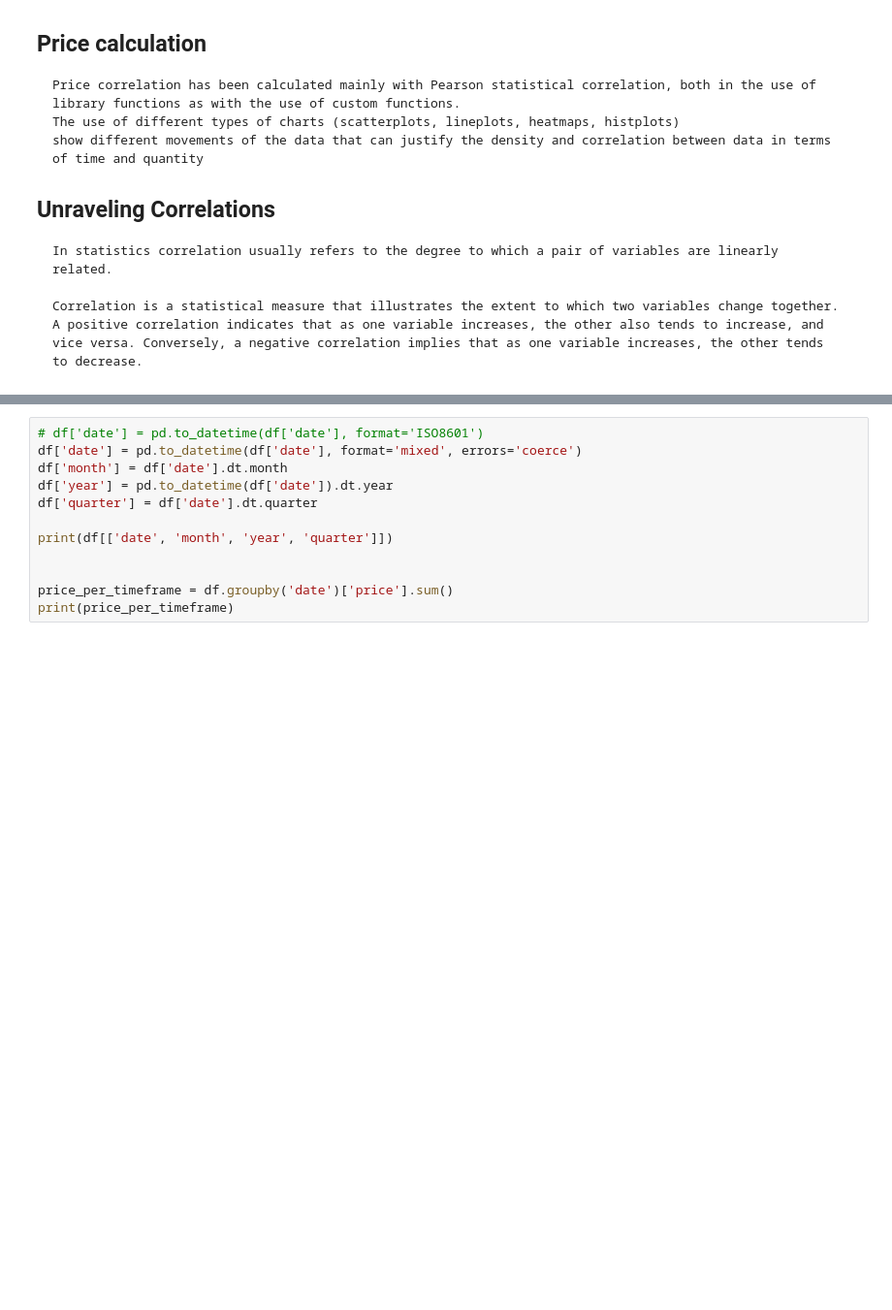
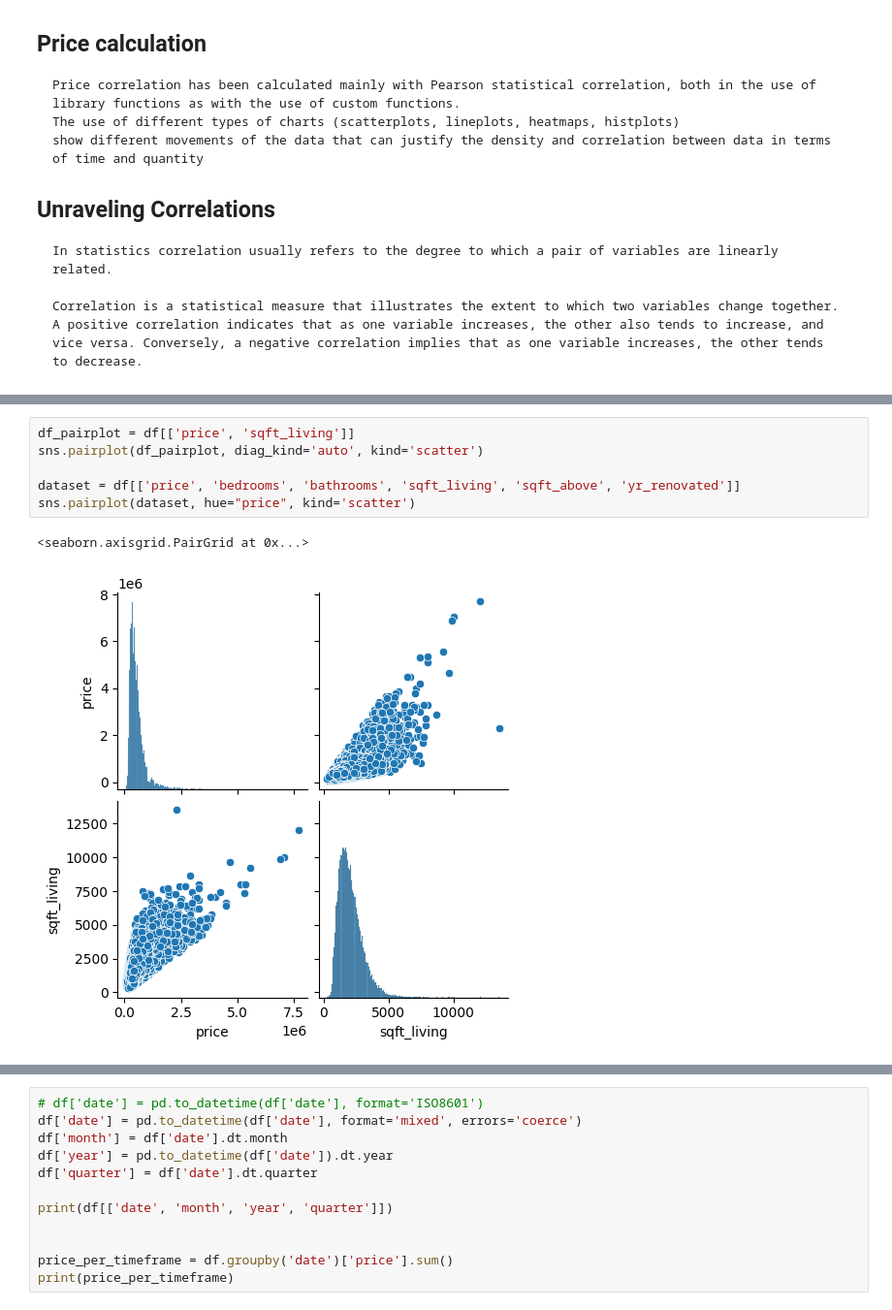
Before and after one commit to dieremy/Data_processing, a Jupyter notebook: src/house_data_lab.ipynb, the cells around one changed output, grey strips where cells are left out. Shown at 97% size. Drawn from its saved outputs; the diff is of its cells as text; blank space fills up the shorter version.

```diff
--- a/src/house_data_lab.ipynb
+++ b/src/house_data_lab.ipynb
@@ -143,0 +142,9 @@ Name: price, dtype: float64
+# %%
+df_pairplot = df[['price', 'sqft_living']]
+sns.pairplot(df_pairplot, diag_kind='auto', kind='scatter')
+
+dataset = df[['price', 'bedrooms', 'bathrooms', 'sqft_living', 'sqft_above', 'yr_renovated']]
+sns.pairplot(dataset, hue="price", kind='scatter')
+# %% [output]
+<seaborn.axisgrid.PairGrid at 0x...>
+[figure, added]
```
Also changed, not shown: parts of 8 cells of this notebook.
